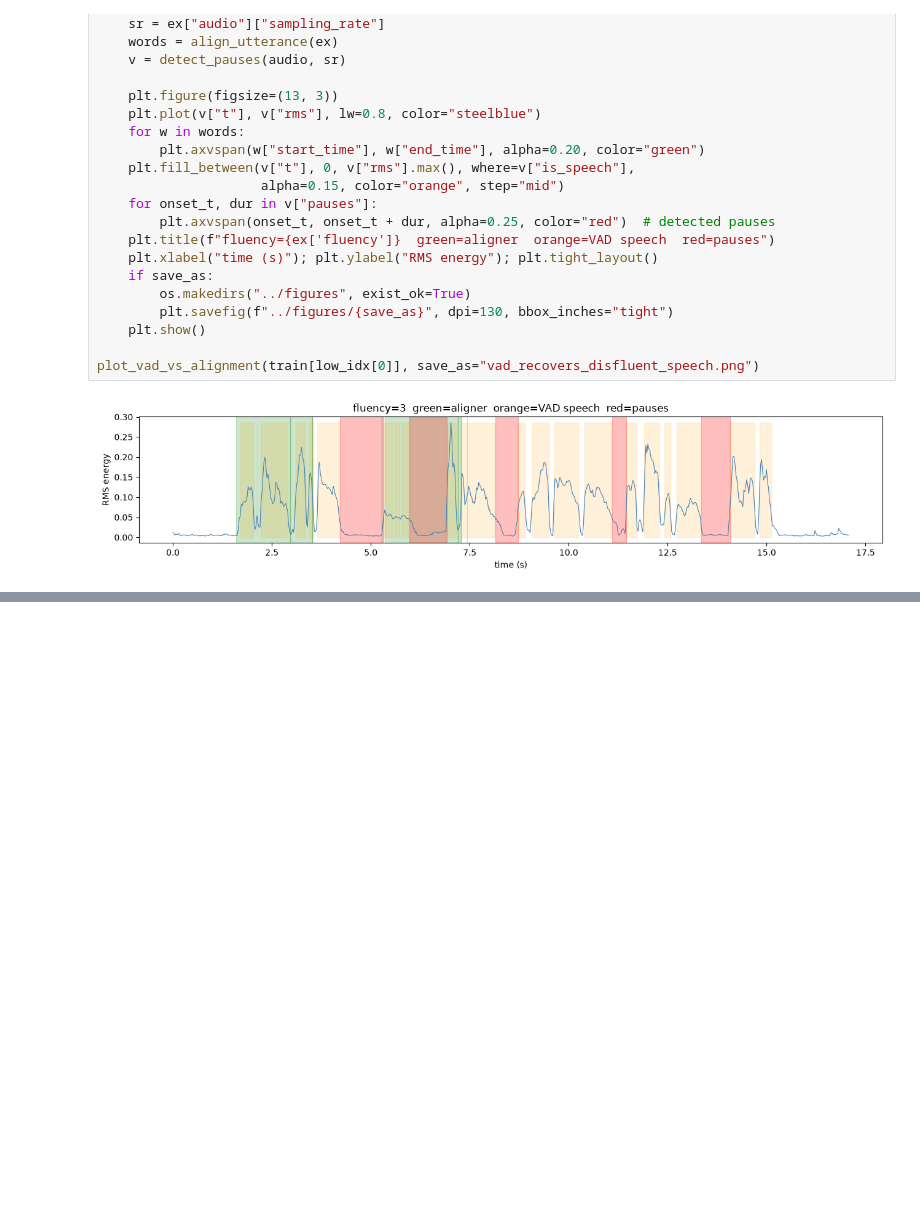
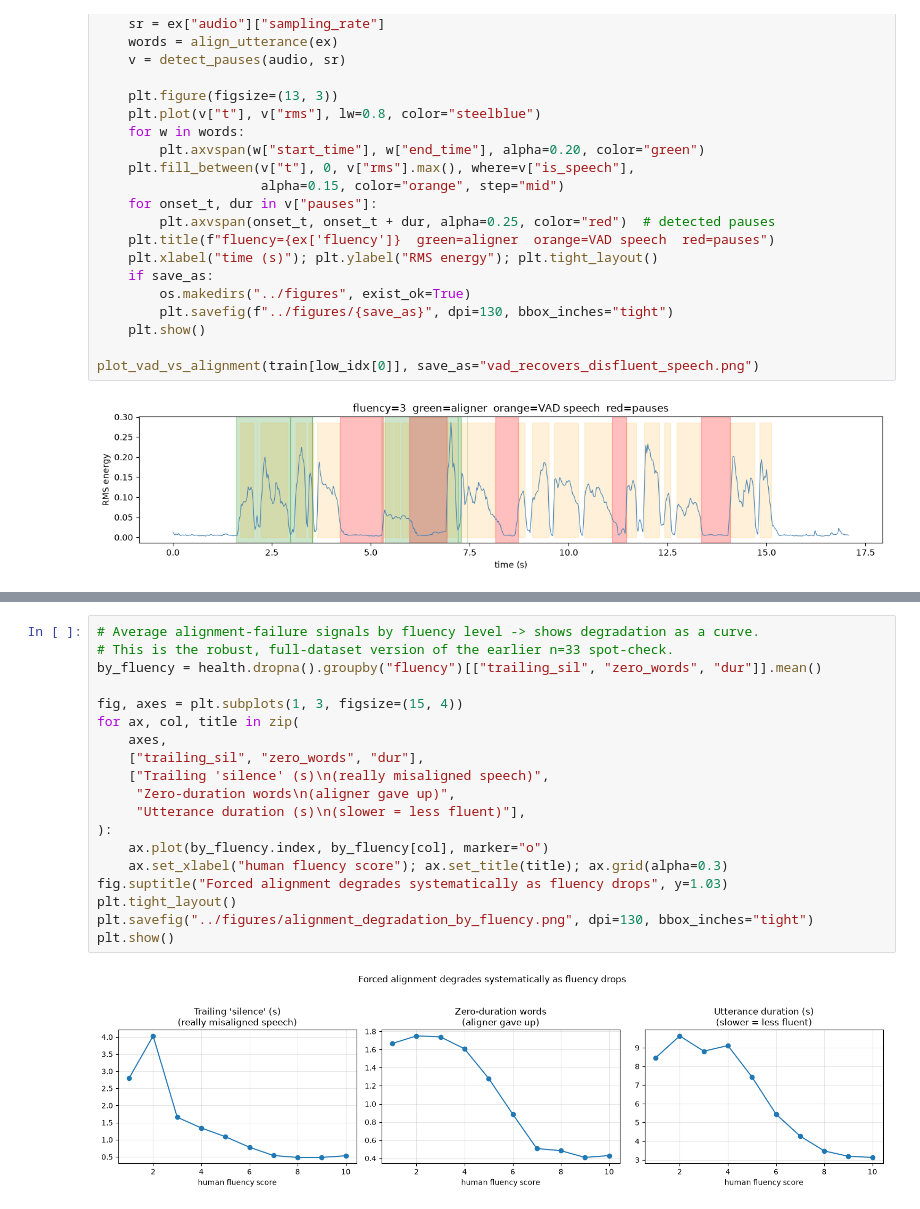
Before and after one commit to KelyNorel/fluency-from-alignment, a Jupyter notebook: notebooks/02_forced_alignment.ipynb, the cells around one changed output, grey strips where cells are left out. Cells and saved outputs as stored; diff of their text form; blank space fills up the shorter version.

Commit message:
Add full-dataset alignment degradation curve + VAD explanation

```diff
--- a/notebooks/02_forced_alignment.ipynb
+++ b/notebooks/02_forced_alignment.ipynb
@@ -290,0 +302,21 @@ print(health.shape)
+# %%
+# Average alignment-failure signals by fluency level -> shows degradation as a curve.
+# This is the robust, full-dataset version of the earlier n=33 spot-check.
+by_fluency = health.dropna().groupby("fluency")[["trailing_sil", "zero_words", "dur"]].mean()
+
+fig, axes = plt.subplots(1, 3, figsize=(15, 4))
+for ax, col, title in zip(
+    axes,
+    ["trailing_sil", "zero_words", "dur"],
+    ["Trailing 'silence' (s)\n(really misaligned speech)",
+     "Zero-duration words\n(aligner gave up)",
+     "Utterance duration (s)\n(slower = less fluent)"],
+):
+    ax.plot(by_fluency.index, by_fluency[col], marker="o")
+    ax.set_xlabel("human fluency score"); ax.set_title(title); ax.grid(alpha=0.3)
+fig.suptitle("Forced alignment degrades systematically as fluency drops", y=1.03)
+plt.tight_layout()
+plt.savefig("../figures/alignment_degradation_by_fluency.png", dpi=130, bbox_inches="tight")
+plt.show()
+# %% [output]
+[figure, added]
```
Also changed, not shown: parts of 3 cells of this notebook, 2 other files.
